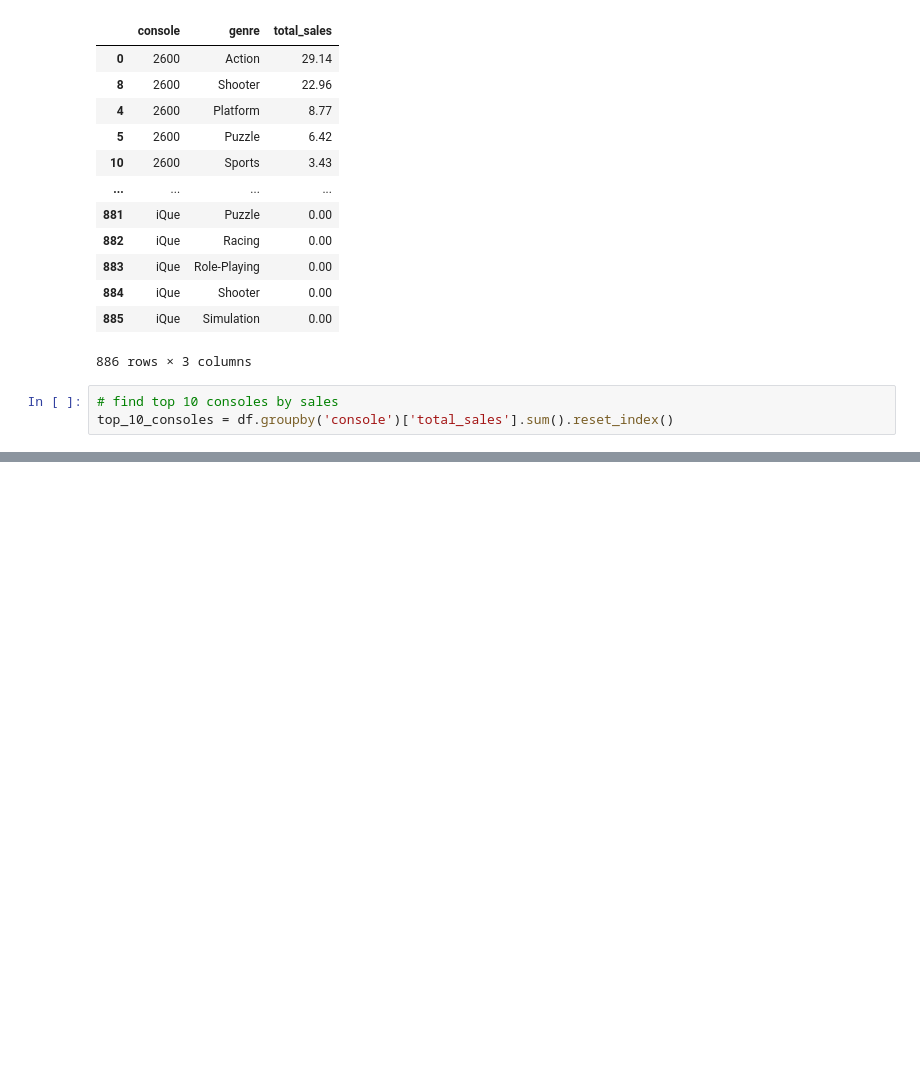
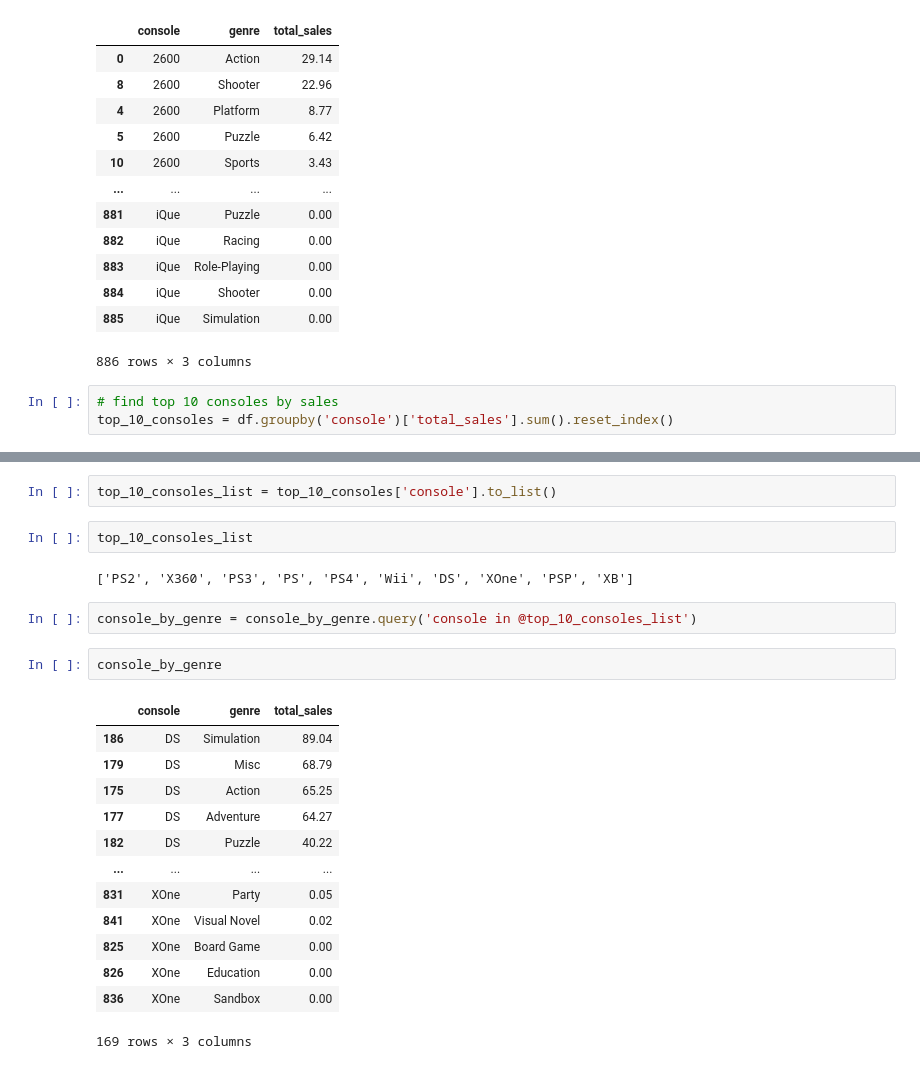
Before and after one commit to Mohamed-Shaheedullah/VG-Analysis, a Jupyter notebook: VG-EDA.ipynb, the cells around one changed output, grey strips where cells are left out. Cells and saved outputs as stored; diff of their text form; blank space fills up the shorter version.

Commit message:
top 10 consoles by genre

```diff
--- a/VG-EDA.ipynb
+++ b/VG-EDA.ipynb
@@ -109,0 +96,24 @@ top_10_consoles.sort_values(['total_sales'], ascending=False).head(10)
+# %%
+top_10_consoles_list = top_10_consoles['console'].to_list()
+# %%
+top_10_consoles_list
+# %% [output]
+['PS2', 'X360', 'PS3', 'PS', 'PS4', 'Wii', 'DS', 'XOne', 'PSP', 'XB']
+# %%
+console_by_genre = console_by_genre.query('console in @top_10_consoles_list')
+# %%
+console_by_genre
+# %% [output]
+|  | console | genre | total_sales |
+| 186 | DS | Simulation | 89.04 |
+| 179 | DS | Misc | 68.79 |
+| 175 | DS | Action | 65.25 |
+| 177 | DS | Adventure | 64.27 |
+| 182 | DS | Puzzle | 40.22 |
+| ... | ... | ... | ... |
+| 831 | XOne | Party | 0.05 |
+| 841 | XOne | Visual Novel | 0.02 |
+| 825 | XOne | Board Game | 0.00 |
+| 826 | XOne | Education | 0.00 |
+| 836 | XOne | Sandbox | 0.00 |
+169 rows × 3 columns
```
Also changed, not shown: parts of 3 cells of this notebook.
